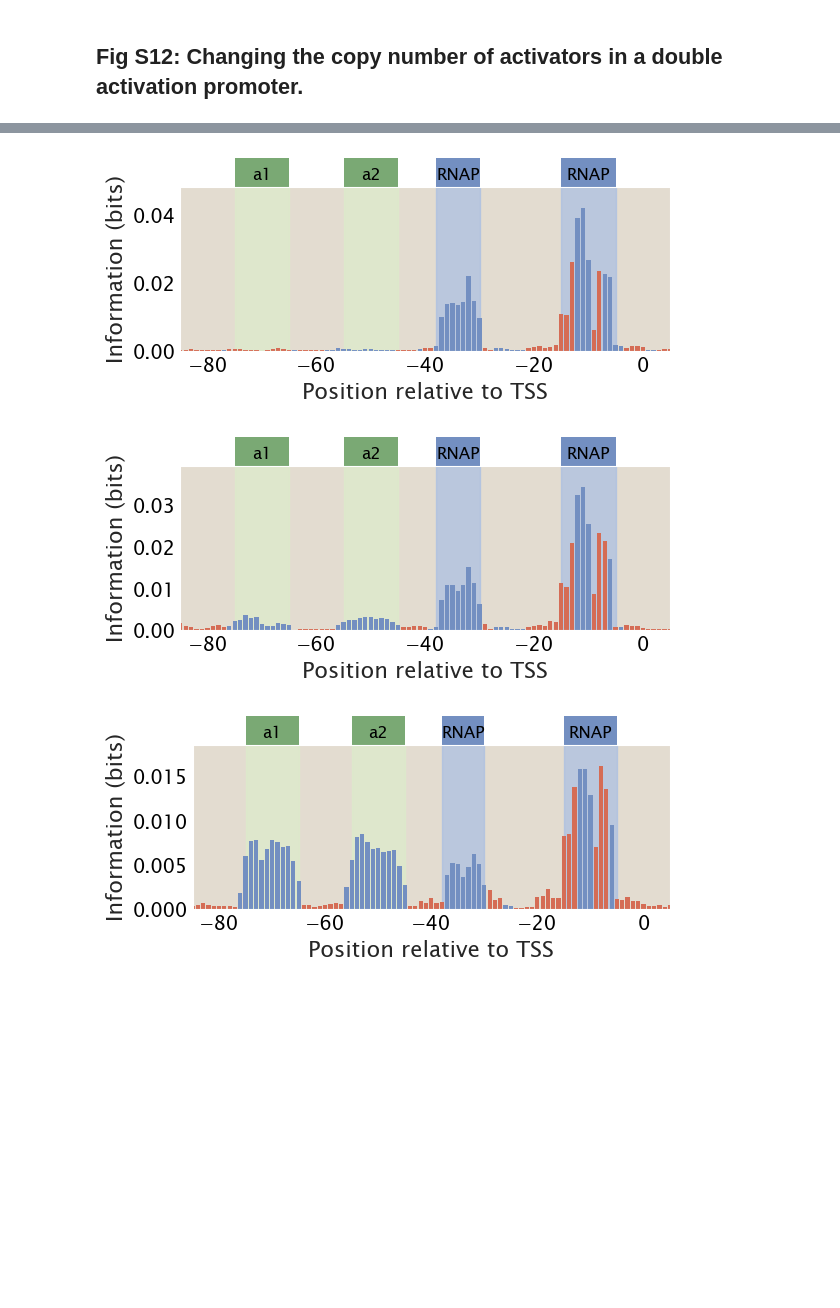
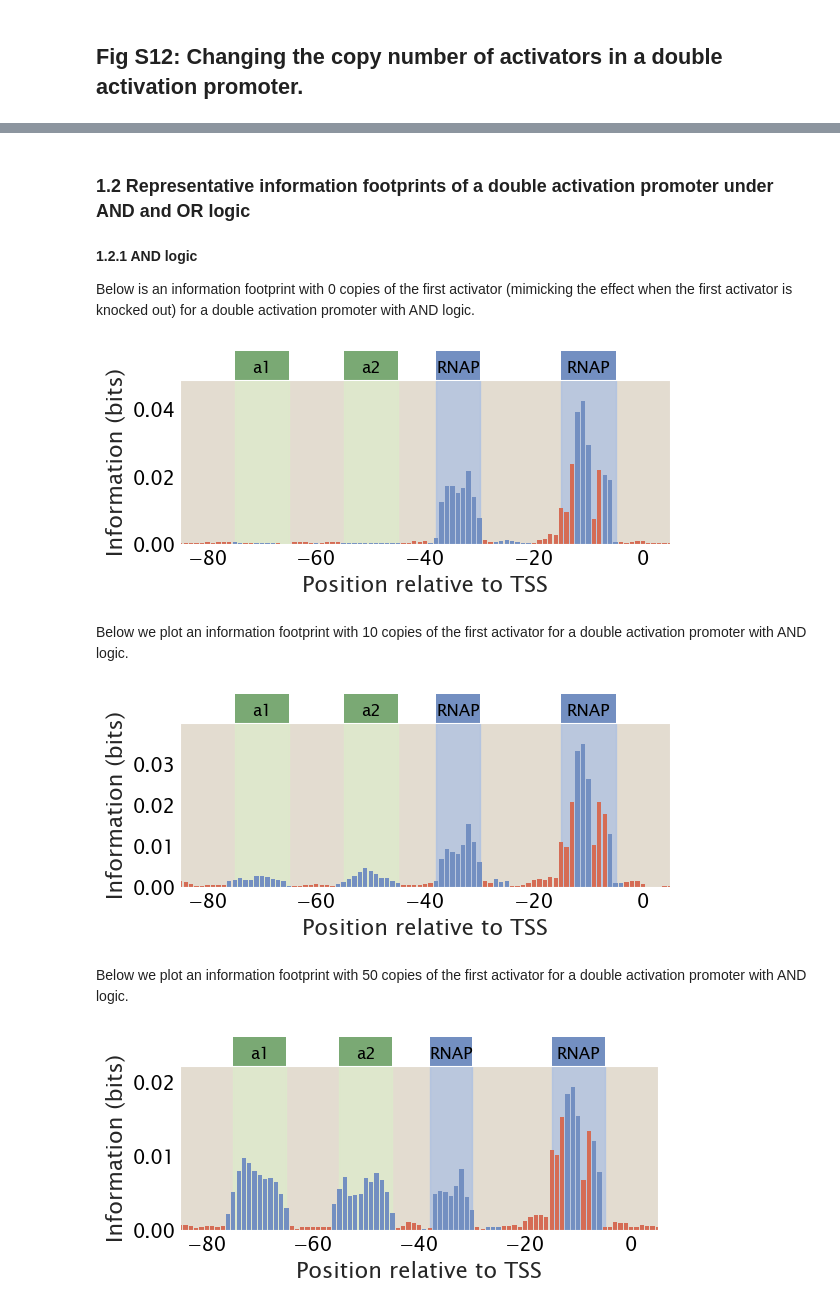
Before and after one commit to RPGroup-PBoC/theoretical_regseq, a Jupyter notebook: SI_notebooks/figS12_double_activation.ipynb, the cells around one changed output, grey strips where cells are left out. Saved outputs shown, nothing was run; the diff lists cells and outputs as text; code cells hidden in the pictures; blank space fills up the shorter version.

```diff
--- a/SI_notebooks/figS12_double_activation.ipynb
+++ b/SI_notebooks/figS12_double_activation.ipynb
@@ -3,6 +5,5 @@
 # %%
 # processing
-import math
 import numpy as np
 import pandas as pd
 from Bio import SeqIO
@@ -12,5 +13,7 @@ import tregs
 
 # visualization
 import matplotlib.pyplot as plt
-import seaborn as sns
+
+fdir = '../data/'
+out_fdir = '../plots/figS12/'
 # %% [markdown]
@@ -18,5 +23,9 @@ import seaborn as sns
 # %%
 _genome = []
-for record in SeqIO.parse("../../data/mg1655_genome.fasta", "fasta"):
+for record in SeqIO.parse(fdir + "mg1655_genome.fasta", "fasta"):
     _genome.append(str(record.seq))
 genome = _genome[0]
+
+df = pd.read_csv(fdir + 'ecoli_gene_list.csv')
+lacZYA_TSS = int(df[(df.gene == 'lacZ') & (df.promoter == 'lacZp1')]['tss'].iloc[0])
+promoter = tregs.seq_utils.get_regulatory_region(genome, lacZYA_TSS, reverse=True)
@@ -37,5 +38,3 @@ promoter
 # %%
-# obtained from https://journals.plos.org/ploscompbiol/article/figure?id=10.1371/journal.pcbi.1002811.g002
-
-rnap_emat_raw = np.loadtxt('../../data/energy_matrices/RNAP_energy_matrix.txt')
+rnap_emat_raw = np.loadtxt(fdir + 'energy_matrices/RNAP_energy_matrix.txt')
 rnap_emat = tregs.simulate.fix_wt(rnap_emat_raw, rnap_site)
@@ -141,3 +151,9 @@ plt.savefig('../plots/figS10/knockout_doubleact.pdf')
+# %% [markdown]
+### 1.2 Representative information footprints of a double activation promoter under AND and OR logic
+# %% [markdown]
+**1.2.1 AND logic**
+
+Below is an information footprint with 0 copies of the first activator (mimicking the effect when the first activator is knocked out) for a double activation promoter with AND logic.
 # %%
 n_NS = len(genome)
 ep_wt, ea1_wt, ea2_wt = -2, -7, -7
@@ -149,11 +165,12 @@ df = tregs.simulate.sim(promoter, tregs.simulate.doubleact_pbound, [rnap_site, a
 
 region_params = [(-38, -30, 'P', 'RNAP'), (-15, -5, 'P', 'RNAP'), (-75, -65, 'A', 'a1'), (-55, -45, 'A', 'a2')]
 tregs.footprint.plot_footprint(promoter, df, region_params,
-                               x_lims=(-85, 5), fig_width=6, annotate_stn=False,
-                               legend_xcoord=1.35,
-                               outfile='../plots/figS10/knockout_doubleact_AND_fp1.pdf')
+                               x_lims=(-85, 5), fig_width=6,
+                               outfile=out_fdir + 'knockout_doubleact_AND_fp1.pdf')
 # %% [output]
-[figure, old version]
+[figure, new version]
+# %% [markdown]
+Below we plot an information footprint with 10 copies of the first activator for a double activation promoter with AND logic.
 # %%
 n_NS = len(genome)
 ep_wt, ea1_wt, ea2_wt = -2, -7, -7
@@ -165,24 +182,24 @@ df = tregs.simulate.sim(promoter, tregs.simulate.doubleact_pbound, [rnap_site, a
 
 region_params = [(-38, -30, 'P', 'RNAP'), (-15, -5, 'P', 'RNAP'), (-75, -65, 'A', 'a1'), (-55, -45, 'A', 'a2')]
 tregs.footprint.plot_footprint(promoter, df, region_params,
-                               x_lims=(-85, 5), fig_width=6, annotate_stn=False,
-                               legend_xcoord=1.35,
-                               outfile='../plots/figS10/knockout_doubleact_AND_fp2.pdf')
+                               x_lims=(-85, 5), fig_width=6,
+                               outfile=out_fdir + 'knockout_doubleact_AND_fp2.pdf')
 # %% [output]
-[figure, old version]
+[figure, new version]
+# %% [markdown]
+Below we plot an information footprint with 50 copies of the first activator for a double activation promoter with AND logic.
 # %%
 n_NS = len(genome)
 ep_wt, ea1_wt, ea2_wt = -2, -7, -7
 e_int_pa1, e_int_pa2, e_int_a1a2 = -4, -4, -4
 n_p, n_a1, n_a2 = 5000, 50, 25
 
 df = tregs.simulate.sim(promoter, tregs.simulate.doubleact_pbound, [rnap_site, act1_site, act2_site],
                         *[n_NS, n_p, n_a1, n_a2, rnap_emat, a1_emat, a2_emat, ep_wt, ea1_wt, ea2_wt, e_int_a1a2, e_int_pa1, e_int_pa2, 'AND'], scaling_factor=100)
 
 region_params = [(-38, -30, 'P', 'RNAP'), (-15, -5, 'P', 'RNAP'), (-75, -65, 'A', 'a1'), (-55, -45, 'A', 'a2')]
 tregs.footprint.plot_footprint(promoter, df, region_params,
-                               x_lims=(-85, 5), fig_width=6, annotate_stn=False,
-                               legend_xcoord=1.35,
-                               outfile='../plots/figS10/knockout_doubleact_AND_fp3.pdf')
+                               x_lims=(-85, 5), fig_width=6,
+                               outfile=out_fdir + 'knockout_doubleact_AND_fp3.pdf')
 # %% [output]
-[figure, old version]
+[figure, new version]
```
Also changed, not shown: parts of 22 cells of this notebook, 8 other files.
